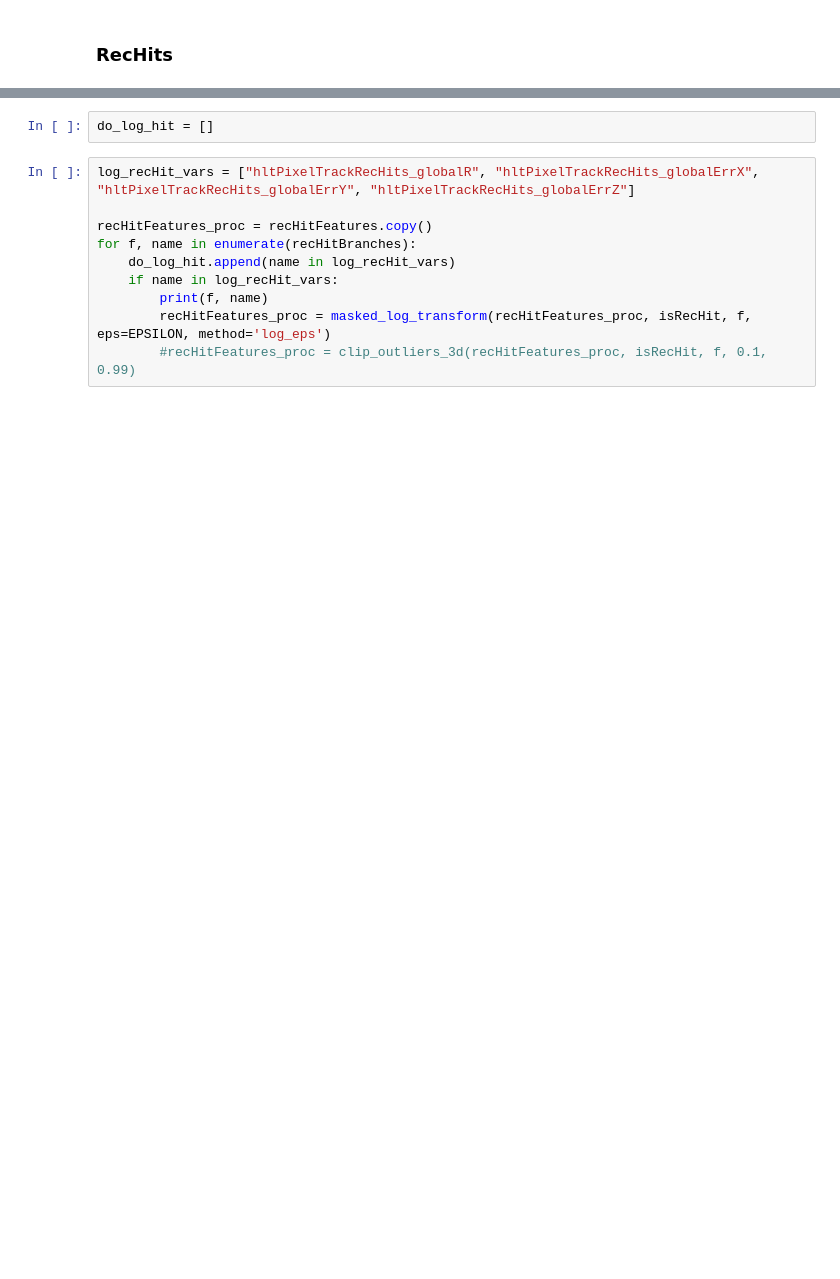
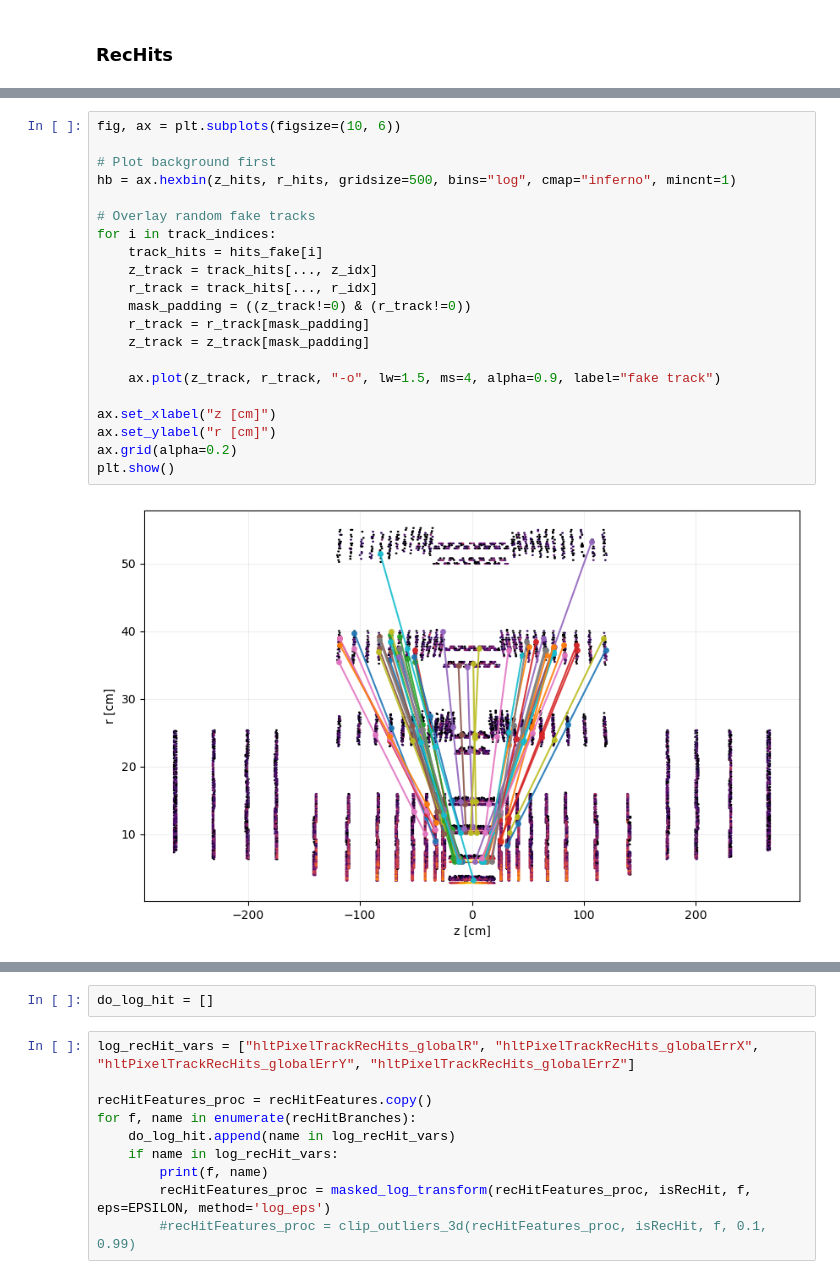
Before and after one commit to EmanueleCoradin/TrackSelectorDNN, a Jupyter notebook: ReadRootData.ipynb, the cells around one changed output, grey strips where cells are left out. Drawn from its saved outputs; the diff is of its cells as text; blank space fills up the shorter version.

```diff
--- a/ReadRootData.ipynb
+++ b/ReadRootData.ipynb
@@ -599 +854,24 @@ issues_recHits = flag_outliers(summary_recHits)
+# %%
+fig, ax = plt.subplots(figsize=(10, 6))
+
+# Plot background first
+hb = ax.hexbin(z_hits, r_hits, gridsize=500, bins="log", cmap="inferno", mincnt=1)
+
+# Overlay random fake tracks
+for i in track_indices:
+    track_hits = hits_fake[i]
+    z_track = track_hits[..., z_idx]
+    r_track = track_hits[..., r_idx]
+    mask_padding = ((z_track!=0) & (r_track!=0))
+    r_track = r_track[mask_padding]
+    z_track = z_track[mask_padding]
+
+    ax.plot(z_track, r_track, "-o", lw=1.5, ms=4, alpha=0.9, label="fake track")
+
+ax.set_xlabel("z [cm]")
+ax.set_ylabel("r [cm]")
+ax.grid(alpha=0.2)
+plt.show()
+# %% [output]
+[figure, added]
 # %%
```
Also changed, not shown: parts of 28 cells of this notebook, 5 other files.
